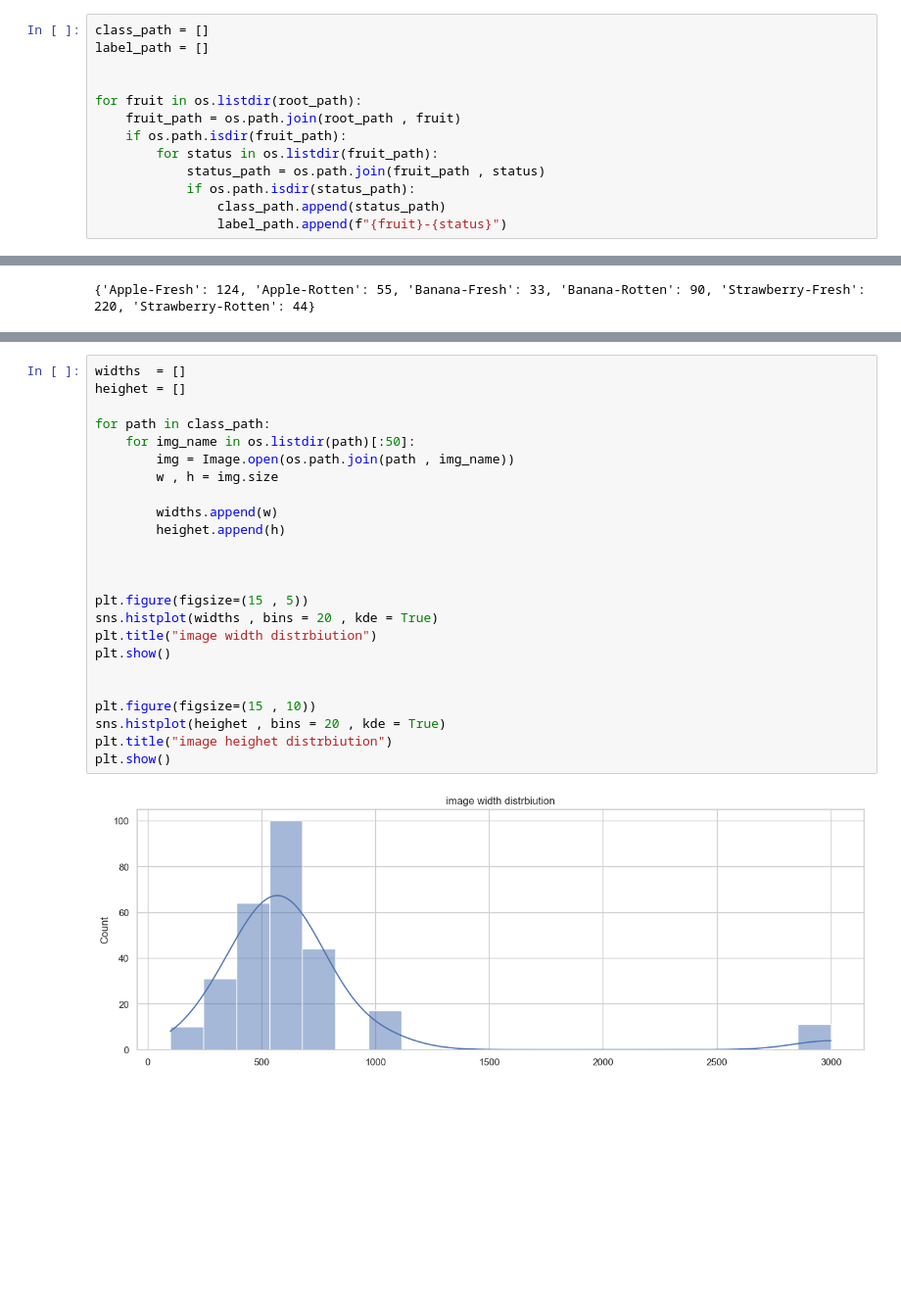
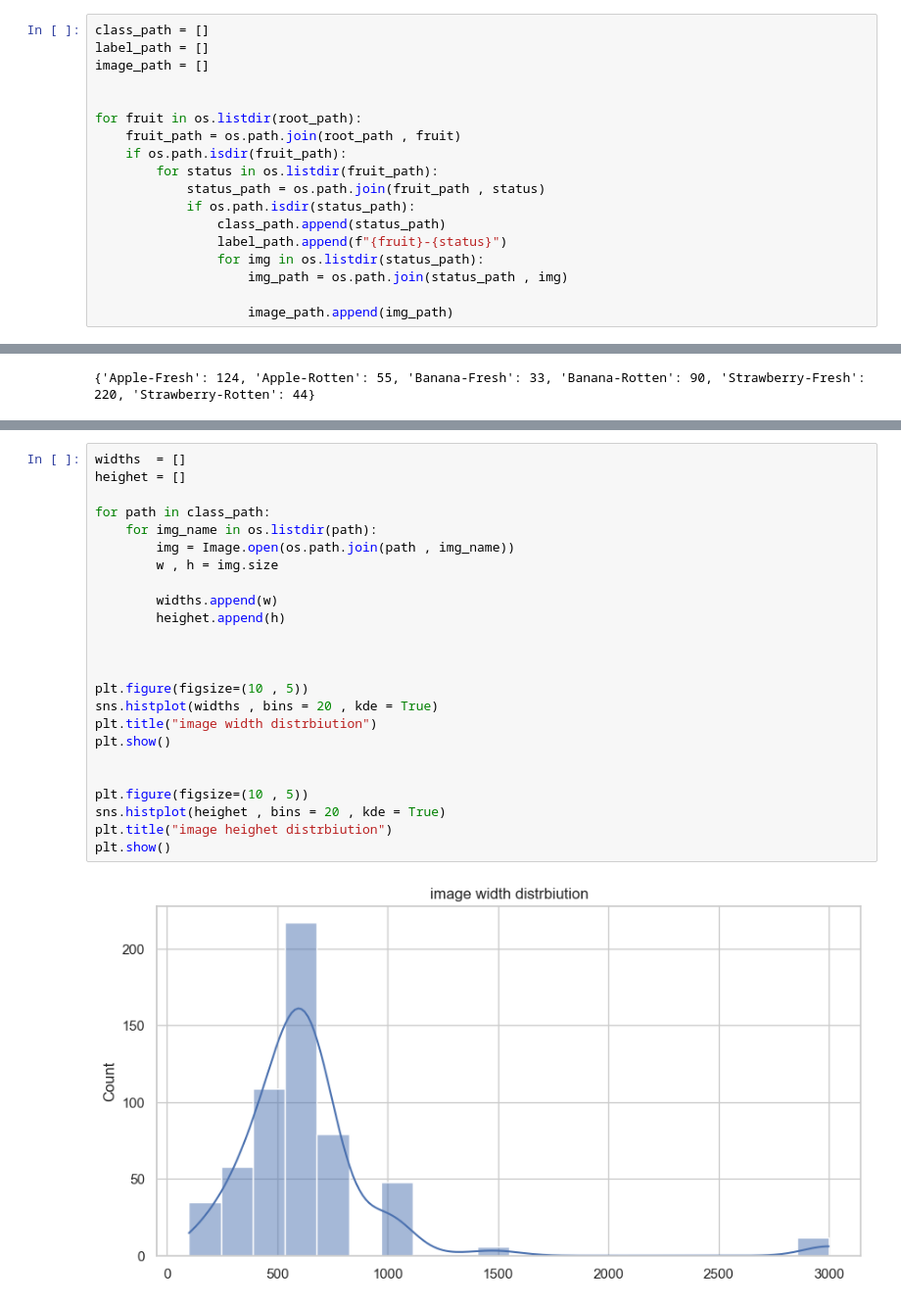
Before and after one commit to Amursen/transformer-models-for-CNN, a Jupyter notebook: main.ipynb, the cells around one changed output, grey strips where cells are left out. Shown at 98% size. Drawn from its saved outputs; the diff is of its cells as text; blank space fills up the shorter version.

```diff
--- a/main.ipynb
+++ b/main.ipynb
@@ -20,6 +20,7 @@ os.listdir(root_path)
 # %%
 class_path = []
 label_path = []
+image_path = []
 
 
 for fruit in os.listdir(root_path):
@@ -30,6 +31,10 @@ for fruit in os.listdir(root_path):
             if os.path.isdir(status_path):
                 class_path.append(status_path)
                 label_path.append(f"{fruit}-{status}")
+                for img in os.listdir(status_path):
+                    img_path = os.path.join(status_path , img)
+
+                    image_path.append(img_path)
 # %%
 for label in label_path:
     print(label)
@@ -83,26 +104,26 @@ plt.show()
 # %%
 widths  = []
 heighet = []
 
 for path in class_path:
-    for img_name in os.listdir(path)[:50]:
+    for img_name in os.listdir(path):
         img = Image.open(os.path.join(path , img_name))
         w , h = img.size
 
         widths.append(w)
         heighet.append(h)
 
 
 
-plt.figure(figsize=(15 , 5))
+plt.figure(figsize=(10 , 5))
 sns.histplot(widths , bins = 20 , kde = True)
 plt.title("image width distrbiution")
 plt.show()
 
 
-plt.figure(figsize=(15 , 10))
+plt.figure(figsize=(10 , 5))
 sns.histplot(heighet , bins = 20 , kde = True)
 plt.title("image heighet distrbiution")
 plt.show()
 # %% [output]
-[figure, old version]
+[figure, new version]
```
Also changed, not shown: parts of 6 cells of this notebook.
